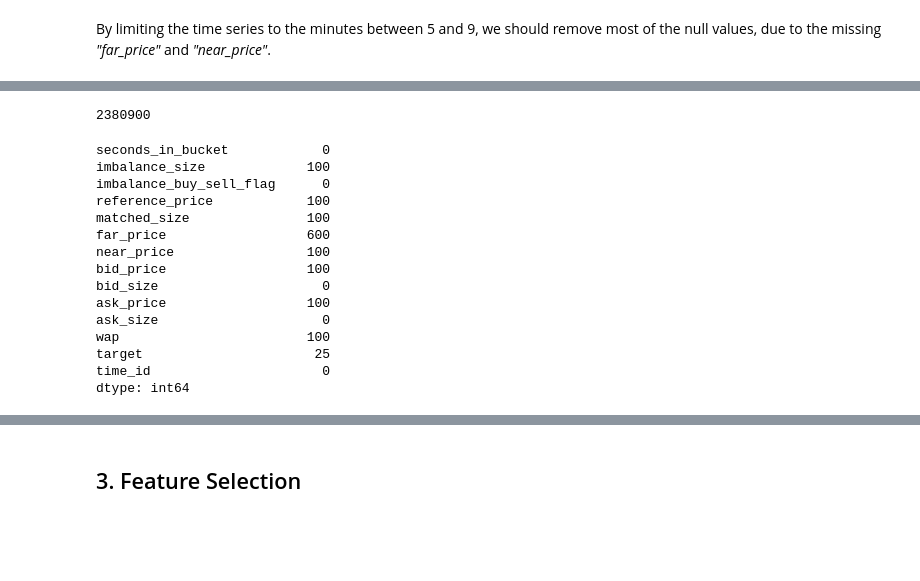
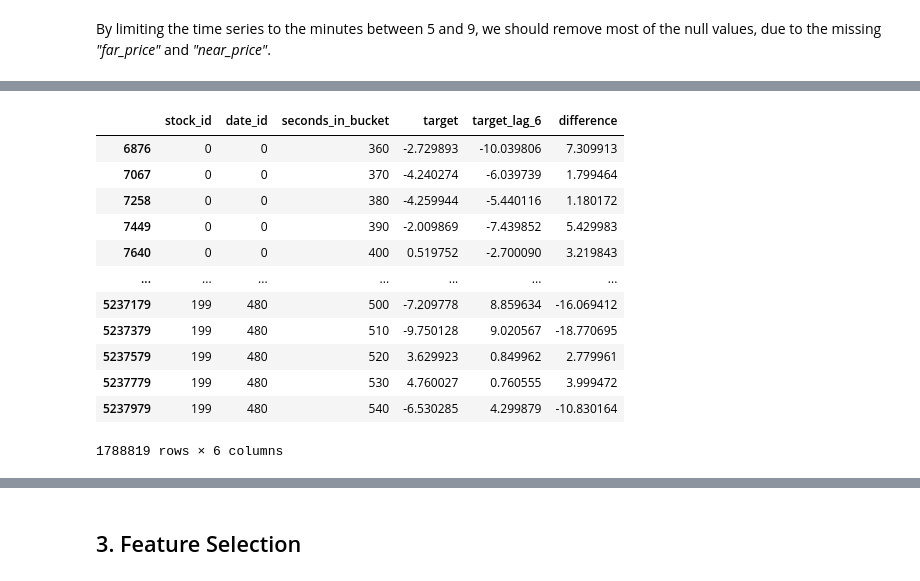
Before and after one commit to tfranza/optiver, a Jupyter notebook: Data_analysis.ipynb, the cells around one changed output, grey strips where cells are left out. Drawn from its saved outputs; the diff is of its cells as text; code cells hidden in the pictures; blank space fills up the shorter version.

```diff
--- a/Data_analysis.ipynb
+++ b/Data_analysis.ipynb
@@ -717,20 +361,0 @@ df_5_9_min[['stock_id', 'date_id', colonna]]
-# %%
-print(len(df_5_9_filled))
-df_5_9_filled.isnull().sum(axis=0)
-# %% [output]
-2380900
-seconds_in_bucket            0
-imbalance_size             100
-imbalance_buy_sell_flag      0
-reference_price            100
-matched_size               100
-far_price                  600
-near_price                 100
-bid_price                  100
-bid_size                     0
-ask_price                  100
-ask_size                     0
-wap                        100
-target                      25
-time_id                      0
-dtype: int64
@@ -739,0 +362,22 @@ groupby().apply(lambda (df.ffill()+df.bfill())/2)
+# %%
+shifter = 6
+target = filtered_df_59[['stock_id','date_id','seconds_in_bucket','target']]
+target = target.sort_values(['stock_id', 'date_id'])
+target['target_lag_6'] = target['target'].shift(+shifter)
+target = target.loc[target['seconds_in_bucket'] >= 300 + shifter * 10]
+target['difference'] = target['target'] - target['target_lag_6']
+target
+# %% [output]
+|  | stock_id | date_id | seconds_in_bucket | target | target_lag_6 | difference |
+| 6876 | 0 | 0 | 360 | -2.729893 | -10.039806 | 7.309913 |
+| 7067 | 0 | 0 | 370 | -4.240274 | -6.039739 | 1.799464 |
+| 7258 | 0 | 0 | 380 | -4.259944 | -5.440116 | 1.180172 |
+| 7449 | 0 | 0 | 390 | -2.009869 | -7.439852 | 5.429983 |
+| 7640 | 0 | 0 | 400 | 0.519752 | -2.700090 | 3.219843 |
+| ... | ... | ... | ... | ... | ... | ... |
+| 5237179 | 199 | 480 | 500 | -7.209778 | 8.859634 | -16.069412 |
+| 5237379 | 199 | 480 | 510 | -9.750128 | 9.020567 | -18.770695 |
+| 5237579 | 199 | 480 | 520 | 3.629923 | 0.849962 | 2.779961 |
+| 5237779 | 199 | 480 | 530 | 4.760027 | 0.760555 | 3.999472 |
+| 5237979 | 199 | 480 | 540 | -6.530285 | 4.299879 | -10.830164 |
+1788819 rows × 6 columns
```
Also changed, not shown: parts of 53 cells of this notebook.
